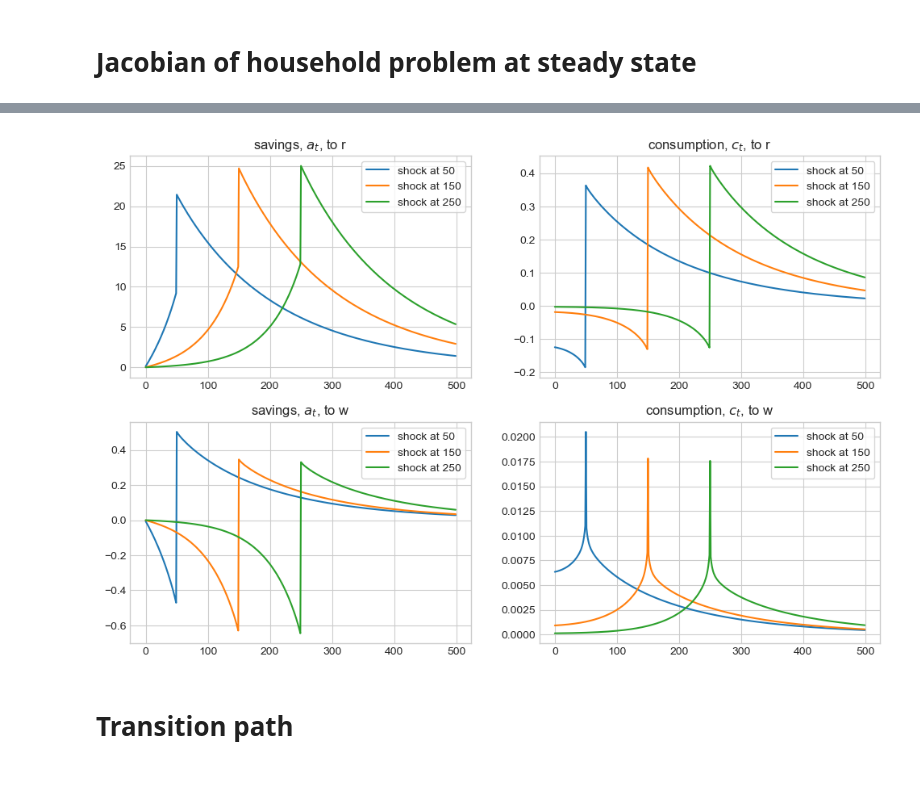
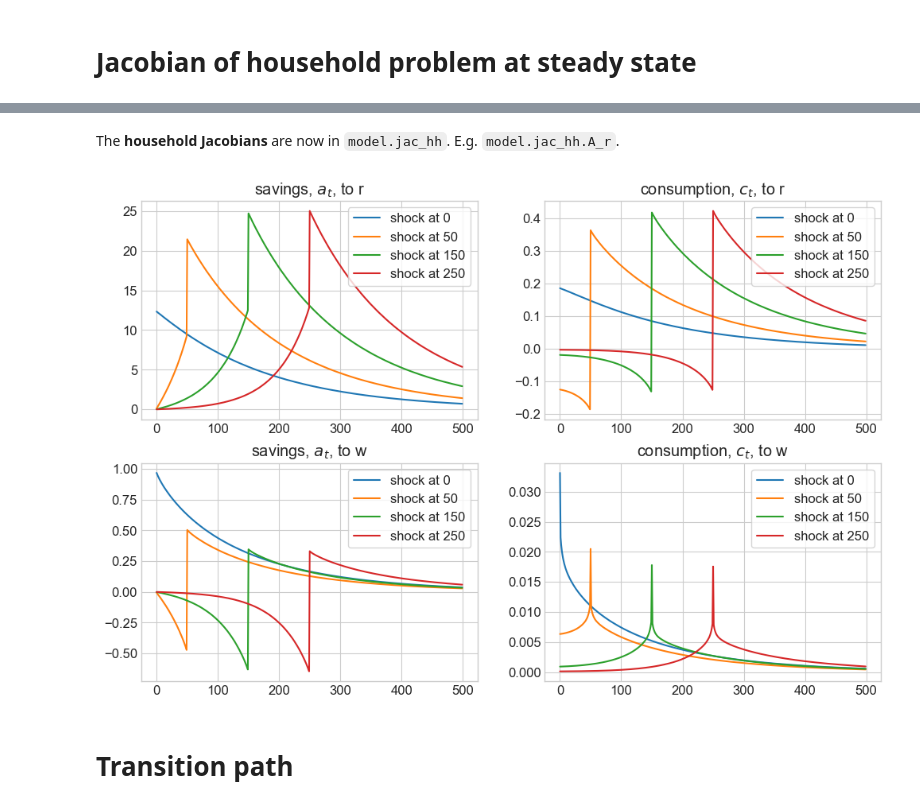
Before and after one commit to NumEconCopenhagen/GEModelToolsNotebooks, a Jupyter notebook: 01. Test.ipynb, the cells around one changed output, grey strips where cells are left out. Saved outputs shown, nothing was run; the diff lists cells and outputs as text; code cells hidden in the pictures; blank space fills up the shorter version.

```diff
--- a/01. Test.ipynb
+++ b/01. Test.ipynb
@@ -136,10 +156,10 @@ fig = plt.figure(figsize=(12,4),dpi=100)
 
 # a. income
 ax = fig.add_subplot(1,2,1)
-ax.set_title('income')
+ax.set_title('productivity')
 ax.plot(par.z_grid_ss,np.cumsum(np.sum(sim.D,axis=(0,2))))
 
-ax.set_xlabel('income, $y_{t}$')
+ax.set_xlabel('productivity, $z_{t}$')
 ax.set_ylabel('CDF')
 
 # b. assets
@@ -226,30 +300,32 @@ shockname = __ghost: household Jacobian computed in 7.0 secs
 shockname = r: household Jacobian computed in 0.5 secs
 shockname = w: household Jacobian computed in 0.5 secs
+# %% [markdown]
+The **household Jacobians** are now in `model.jac_hh`. E.g. `model.jac_hh.A_r`.
 # %%
 fig = plt.figure(figsize=(12,len(model.inputs_hh)*4),dpi=100)
 
 i = 0
 for varname in model.inputs_hh:
 
     # a. savings
     i += 1
     ax = fig.add_subplot(len(model.inputs_hh),2,i)
     ax.set_title(f'savings, $a_t$, to {varname}')
-    for s in [50,150,250]:
+    for s in [0,50,150,250]:
         jac_hh_var = getattr(model.jac_hh,f'A_{varname}')
         ax.plot(np.arange(par.transition_T),jac_hh_var[:,s],label=f'shock at {s}')
     ax.legend(frameon=True)
 
     # b. consumption
     i += 1
     ax = fig.add_subplot(len(model.inputs_hh),2,i)
     ax.set_title(f'consumption, $c_t$, to {varname}')
-    for s in [50,150,250]:
+    for s in [0,50,150,250]:
         jac_hh_var = getattr(model.jac_hh,f'C_{varname}')
         ax.plot(np.arange(par.transition_T),jac_hh_var[:,s],label=f'shock at {s}')
     ax.legend(frameon=True)
 # %% [output]
-[figure, old version]
+[figure, new version]
 # %% [markdown]
 # Transition path
 # %% [markdown]
```
Also changed, not shown: parts of 33 cells of this notebook, 9 other files.
